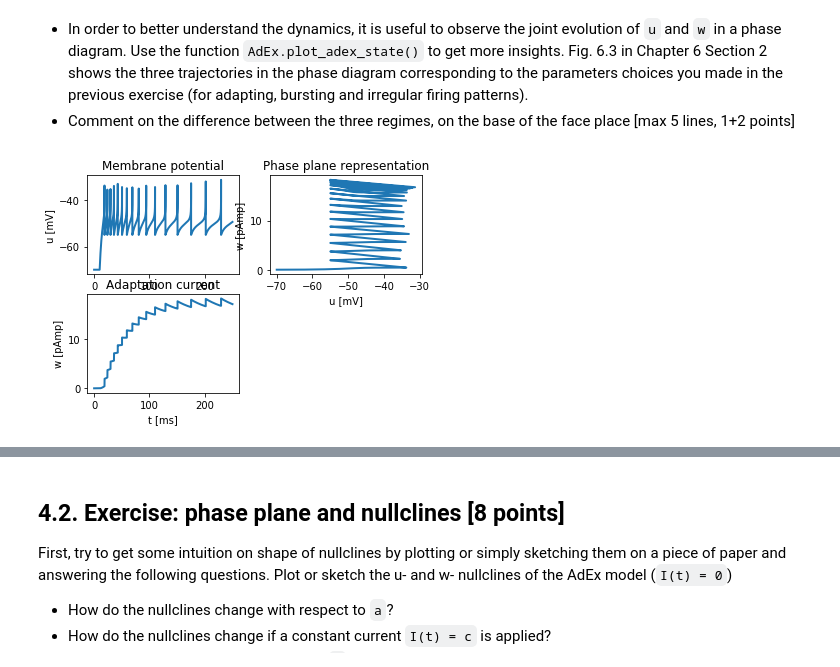
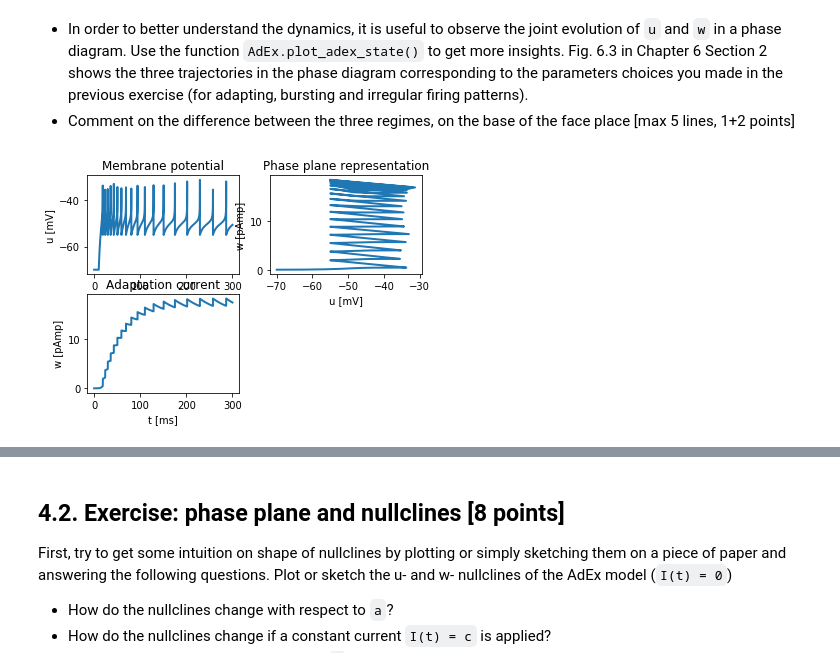
Before and after one commit to marcoabrate/biologicalmodelingofnn, a Jupyter notebook: project1/Ex1_firstName_lastName_000.ipynb, the cells around one changed output, grey strips where cells are left out. Drawn from its saved outputs; the diff is of its cells as text; code cells hidden in the pictures.

```diff
--- a/project1/Ex1_firstName_lastName_000.ipynb
+++ b/project1/Ex1_firstName_lastName_000.ipynb
@@ -317,11 +317,11 @@ nr of spikes: 21
 - Comment on the difference between the three regimes, on the base of the face place [max 5 lines, 1+2 points]
 # %%
 # adapting firing pattern
-current = input_factory.get_step_current(10, 250, 1. * b2.ms, 55 * b2.pA)
+current = input_factory.get_step_current(10, 300, 1. * b2.ms, 55 * b2.pA)
 state_monitor, spike_monitor = AdEx.simulate_AdEx_neuron(I_stim=current,
-    v_reset=-55*b2.mV, b=1.5*b2.pA, tau_w=150*b2.ms, simulation_time=250 * b2.ms)
+    v_reset=-55*b2.mV, b=1.5*b2.pA, tau_w=150*b2.ms, simulation_time=300 * b2.ms)
 AdEx.plot_adex_state(state_monitor)
 # %% [output]
-[figure, old version]
+[figure, new version]
 # %%
 # bursting firing pattern
```
Also changed, not shown: parts of 6 cells of this notebook.
